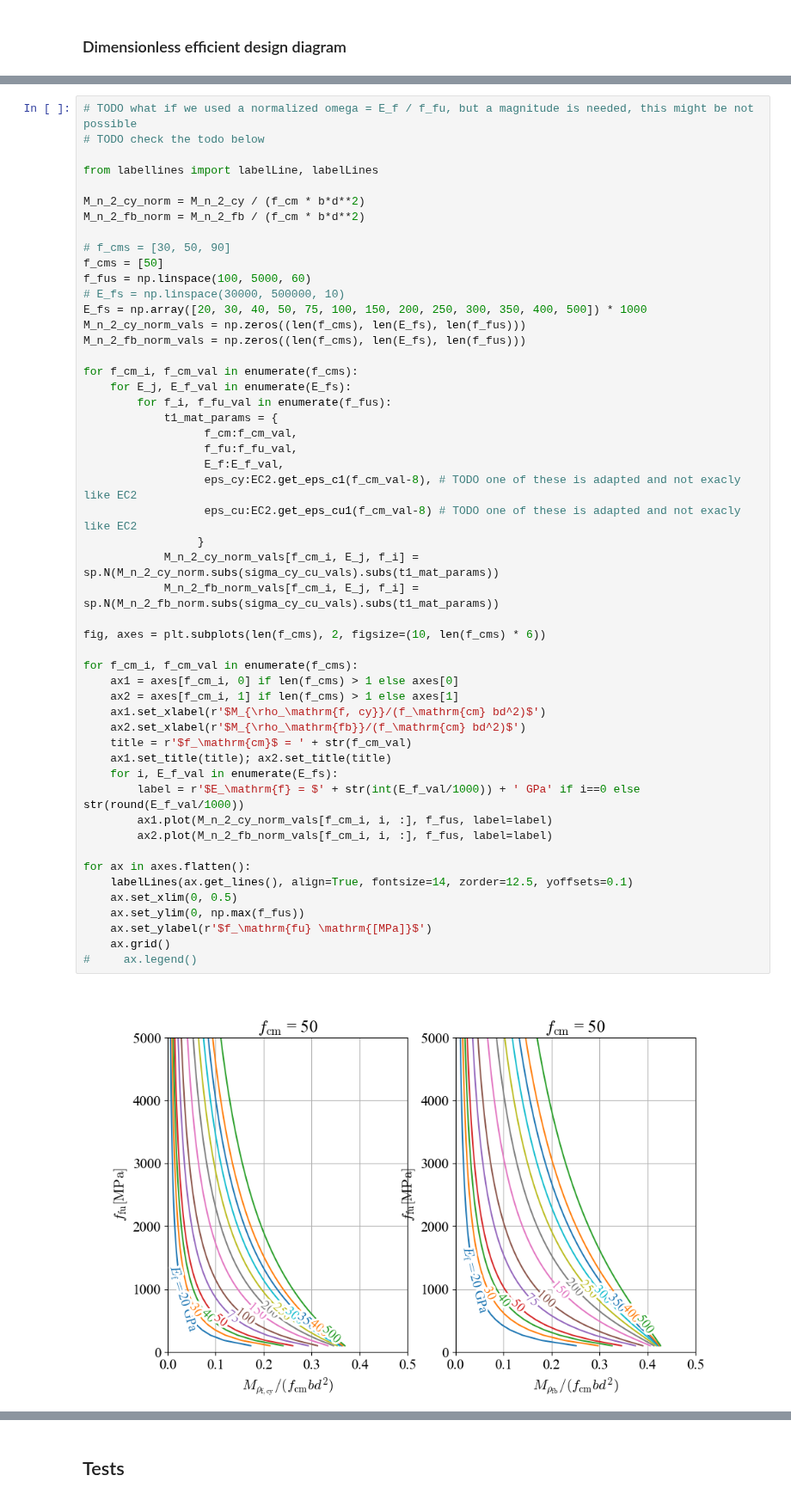
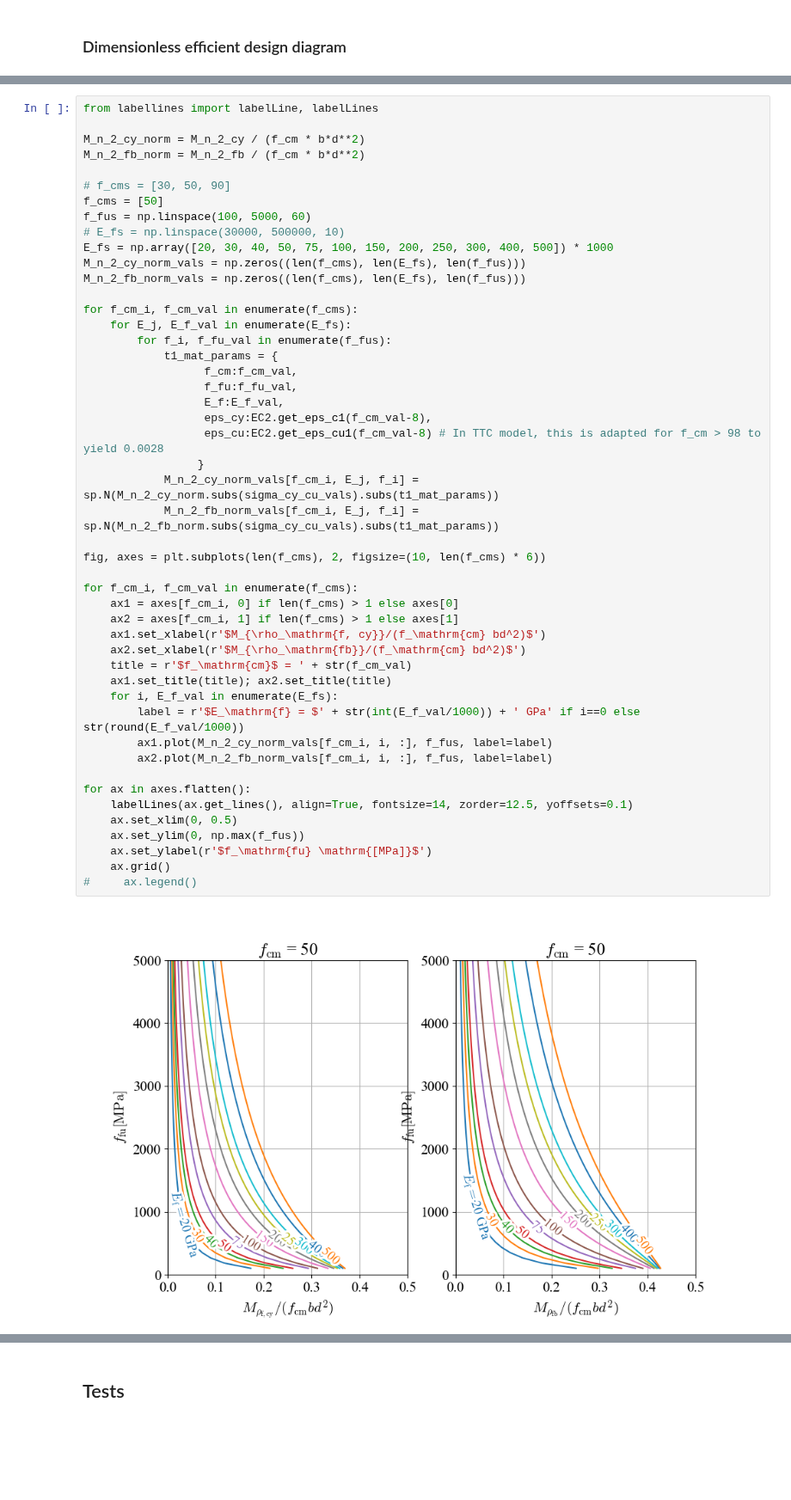
Before and after one commit to rosoba/bmcs_cross_section, a Jupyter notebook: notebooks/mkappa/deriving_rho_fb_and_M_n_with_2_lines_approx.ipynb, the cells around one changed output, grey strips where cells are left out. Shown at 86% size. Cells and saved outputs as stored; diff of their text form; blank space fills up the shorter version.

Commit message:
New efficient design diagrams are derived 2

```diff
--- a/notebooks/mkappa/deriving_rho_fb_and_M_n_with_2_lines_approx.ipynb
+++ b/notebooks/mkappa/deriving_rho_fb_and_M_n_with_2_lines_approx.ipynb
@@ -1030,7 +1022,4 @@ $\displaystyle - \frac{E_\mathrm{f} b d^{2} \left(E_\mathrm{f} \left(\sigma_\mat
 # %%
-# TODO what if we used a normalized omega = E_f / f_fu, but a magnitude is needed, this might be not possible
-# TODO check the todo below
-
 from labellines import labelLine, labelLines
 
 M_n_2_cy_norm = M_n_2_cy / (f_cm * b*d**2)
@@ -1040,7 +1029,7 @@ M_n_2_fb_norm = M_n_2_fb / (f_cm * b*d**2)
 f_cms = [50]
 f_fus = np.linspace(100, 5000, 60)
 # E_fs = np.linspace(30000, 500000, 10)
-E_fs = np.array([20, 30, 40, 50, 75, 100, 150, 200, 250, 300, 350, 400, 500]) * 1000
+E_fs = np.array([20, 30, 40, 50, 75, 100, 150, 200, 250, 300, 400, 500]) * 1000
 M_n_2_cy_norm_vals = np.zeros((len(f_cms), len(E_fs), len(f_fus)))
 M_n_2_fb_norm_vals = np.zeros((len(f_cms), len(E_fs), len(f_fus)))
 
@@ -1050,33 +1039,33 @@ for f_cm_i, f_cm_val in enumerate(f_cms):
             t1_mat_params = {
                   f_cm:f_cm_val,
                   f_fu:f_fu_val,
                   E_f:E_f_val,
-                  eps_cy:EC2.get_eps_c1(f_cm_val-8), # TODO one of these is adapted and not exacly like EC2
-                  eps_cu:EC2.get_eps_cu1(f_cm_val-8) # TODO one of these is adapted and not exacly like EC2
+                  eps_cy:EC2.get_eps_c1(f_cm_val-8),
+                  eps_cu:EC2.get_eps_cu1(f_cm_val-8) # In TTC model, this is adapted for f_cm > 98 to yield 0.0028
                  }
             M_n_2_cy_norm_vals[f_cm_i, E_j, f_i] = sp.N(M_n_2_cy_norm.subs(sigma_cy_cu_vals).subs(t1_mat_params))
             M_n_2_fb_norm_vals[f_cm_i, E_j, f_i] = sp.N(M_n_2_fb_norm.subs(sigma_cy_cu_vals).subs(t1_mat_params))
 
 fig, axes = plt.subplots(len(f_cms), 2, figsize=(10, len(f_cms) * 6))
 
 for f_cm_i, f_cm_val in enumerate(f_cms):
     ax1 = axes[f_cm_i, 0] if len(f_cms) > 1 else axes[0]
     ax2 = axes[f_cm_i, 1] if len(f_cms) > 1 else axes[1]
     ax1.set_xlabel(r'$M_{\rho_\mathrm{f, cy}}/(f_\mathrm{cm} bd^2)$')
     ax2.set_xlabel(r'$M_{\rho_\mathrm{fb}}/(f_\mathrm{cm} bd^2)$')
     title = r'$f_\mathrm{cm}$ = ' + str(f_cm_val)
     ax1.set_title(title); ax2.set_title(title)
     for i, E_f_val in enumerate(E_fs):
         label = r'$E_\mathrm{f} = $' + str(int(E_f_val/1000)) + ' GPa' if i==0 else str(round(E_f_val/1000))
         ax1.plot(M_n_2_cy_norm_vals[f_cm_i, i, :], f_fus, label=label)
         ax2.plot(M_n_2_fb_norm_vals[f_cm_i, i, :], f_fus, label=label)
 
 for ax in axes.flatten():
     labelLines(ax.get_lines(), align=True, fontsize=14, zorder=12.5, yoffsets=0.1)
     ax.set_xlim(0, 0.5)
     ax.set_ylim(0, np.max(f_fus))
     ax.set_ylabel(r'$f_\mathrm{fu} \mathrm{[MPa]}$')
     ax.grid()
 #     ax.legend()
 # %% [output]
-[figure, old version]
+[figure, new version]
```
Also changed, not shown: parts of 25 cells of this notebook, 1 other file.
